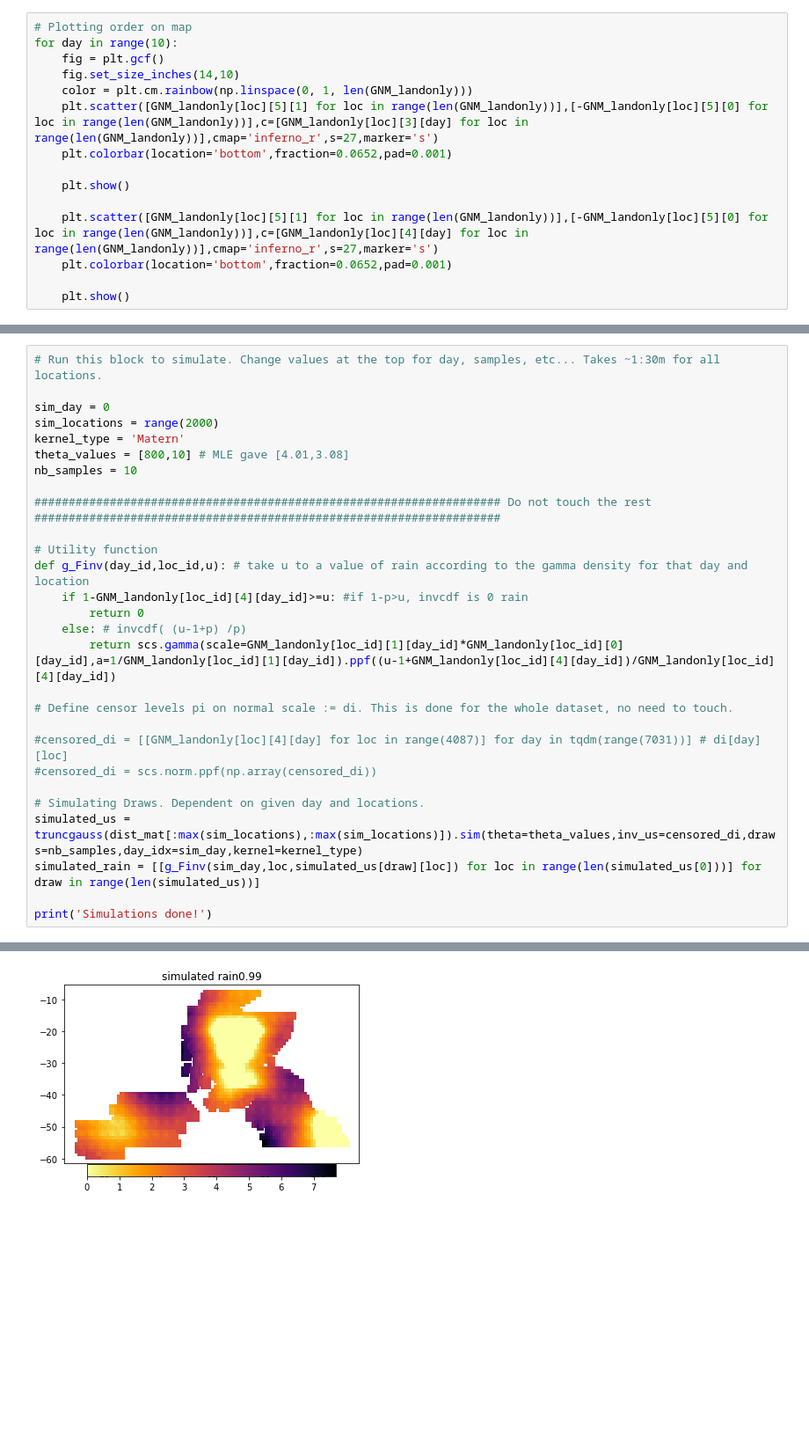
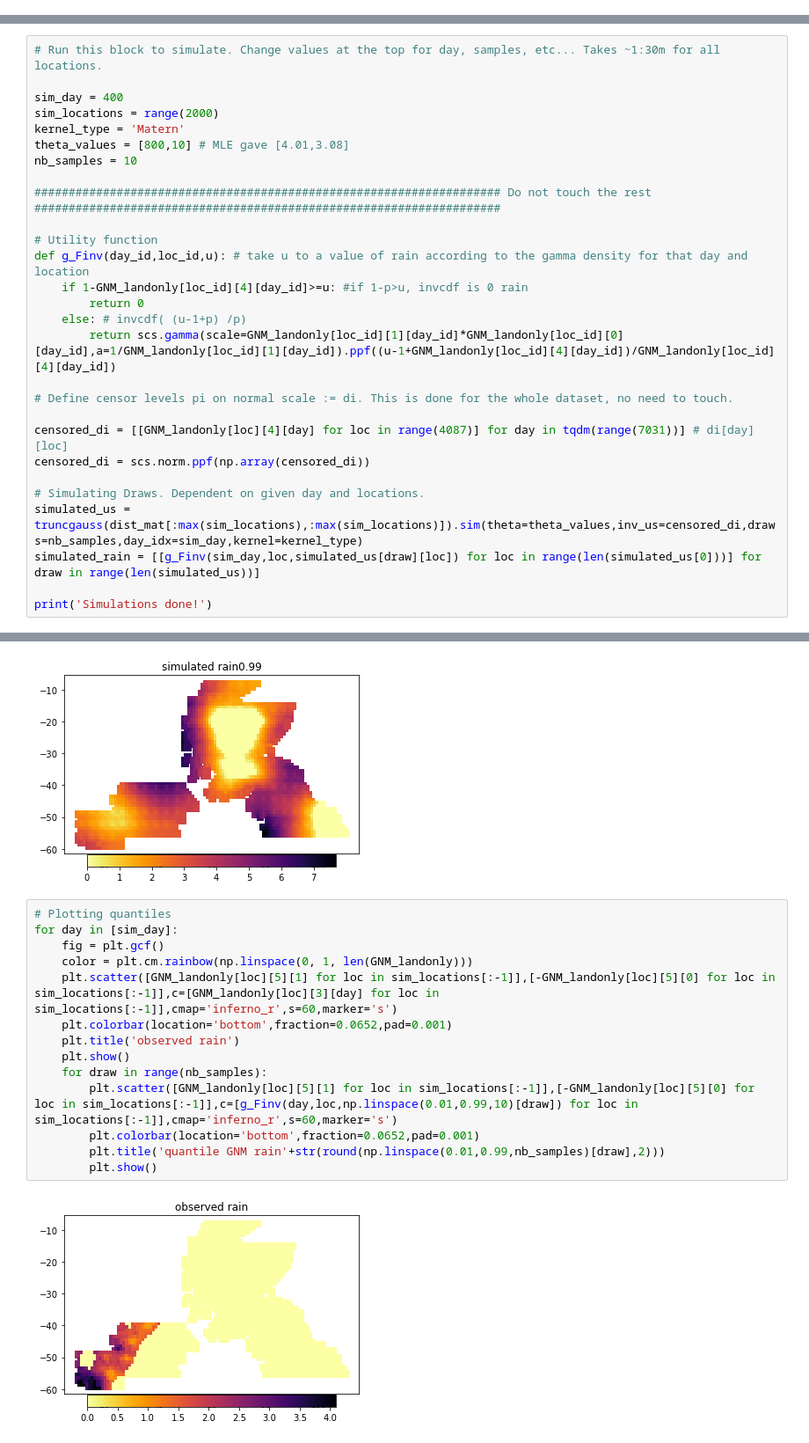
Before and after one commit to Huk-David/SpaDep_VCop, a Jupyter notebook: body/Forecasts.ipynb, the cells around one changed output, grey strips where cells are left out. Shown at 88% size. Drawn from its saved outputs; the diff is of its cells as text; blank space fills up the shorter version.

```diff
--- a/body/Forecasts.ipynb
+++ b/body/Forecasts.ipynb
@@ -81,18 +82,3 @@ https://scikit-learn.org/stable/modules/model_persistence.html#security-maintain
   warnings.warn(
 https://scikit-learn.org/stable/modules/model_persistence.html#security-maintainability-limitations
   warnings.warn(
-# %%
-# Plotting order on map
-for day in range(10):
-    fig = plt.gcf()
-    fig.set_size_inches(14,10)
-    color = plt.cm.rainbow(np.linspace(0, 1, len(GNM_landonly)))
-    plt.scatter([GNM_landonly[loc][5][1] for loc in range(len(GNM_landonly))],[-GNM_landonly[loc][5][0] for loc in range(len(GNM_landonly))],c=[GNM_landonly[loc][3][day] for loc in range(len(GNM_landonly))],cmap='inferno_r',s=27,marker='s')
-    plt.colorbar(location='bottom',fraction=0.0652,pad=0.001)
-
-    plt.show()
-
-    plt.scatter([GNM_landonly[loc][5][1] for loc in range(len(GNM_landonly))],[-GNM_landonly[loc][5][0] for loc in range(len(GNM_landonly))],c=[GNM_landonly[loc][4][day] for loc in range(len(GNM_landonly))],cmap='inferno_r',s=27,marker='s')
-    plt.colorbar(location='bottom',fraction=0.0652,pad=0.001)
-
-    plt.show()
@@ -113,7 +87,7 @@ for day in range(10):
 # %%
 # Run this block to simulate. Change values at the top for day, samples, etc... Takes ~1:30m for all locations.
 
-sim_day = 0
+sim_day = 400
 sim_locations = range(2000)
 kernel_type = 'Matern'
 theta_values = [800,10] # MLE gave [4.01,3.08]
@@ -130,8 +104,8 @@ def g_Finv(day_id,loc_id,u): # take u to a value of rain according to the gamma
 
 # Define censor levels pi on normal scale := di. This is done for the whole dataset, no need to touch.
 
-#censored_di = [[GNM_landonly[loc][4][day] for loc in range(4087)] for day in tqdm(range(7031))] # di[day][loc]
-#censored_di = scs.norm.ppf(np.array(censored_di))
+censored_di = [[GNM_landonly[loc][4][day] for loc in range(4087)] for day in tqdm(range(7031))] # di[day][loc]
+censored_di = scs.norm.ppf(np.array(censored_di))
 
 # Simulating Draws. Dependent on given day and locations.
 simulated_us = truncgauss(dist_mat[:max(sim_locations),:max(sim_locations)]).sim(theta=theta_values,inv_us=censored_di,draws=nb_samples,day_idx=sim_day,kernel=kernel_type)
@@ -166,3 +140,19 @@ for day in [sim_day]:
 [figure]
 [figure]
 [figure]
+# %%
+# Plotting quantiles
+for day in [sim_day]:
+    fig = plt.gcf()
+    color = plt.cm.rainbow(np.linspace(0, 1, len(GNM_landonly)))
+    plt.scatter([GNM_landonly[loc][5][1] for loc in sim_locations[:-1]],[-GNM_landonly[loc][5][0] for loc in sim_locations[:-1]],c=[GNM_landonly[loc][3][day] for loc in sim_locations[:-1]],cmap='inferno_r',s=60,marker='s')
+    plt.colorbar(location='bottom',fraction=0.0652,pad=0.001)
+    plt.title('observed rain')
+    plt.show()
+    for draw in range(nb_samples):
+        plt.scatter([GNM_landonly[loc][5][1] for loc in sim_locations[:-1]],[-GNM_landonly[loc][5][0] for loc in sim_locations[:-1]],c=[g_Finv(day,loc,np.linspace(0.01,0.99,10)[draw]) for loc in sim_locations[:-1]],cmap='inferno_r',s=60,marker='s')
+        plt.colorbar(location='bottom',fraction=0.0652,pad=0.001)
+        plt.title('quantile GNM rain'+str(round(np.linspace(0.01,0.99,nb_samples)[draw],2)))
+        plt.show()
+# %% [output]
+[figure, added]
```
Also changed, not shown: parts of 5 cells of this notebook, 1 other file.
